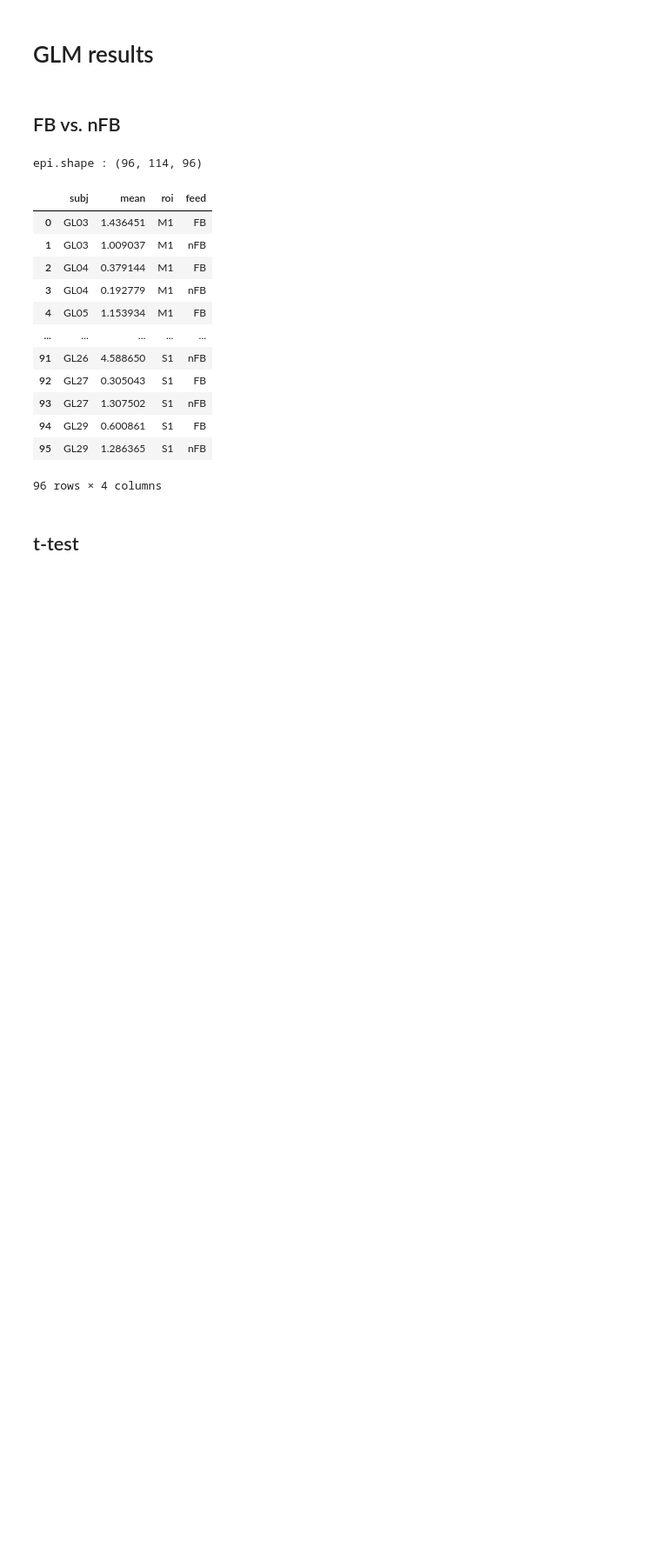
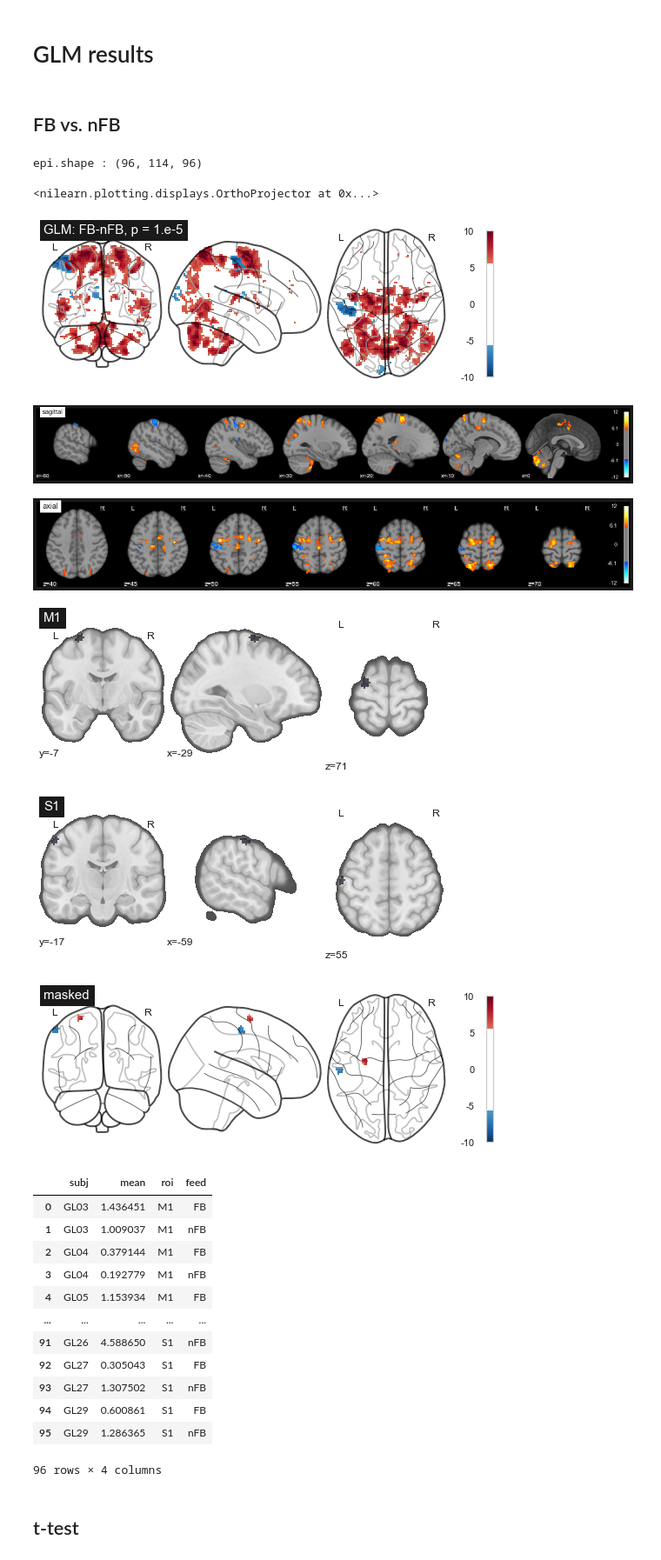
Before and after one commit to psb629/labs, a Jupyter notebook: GL/scripts/fMRI_analysis.ipynb, the cells around one changed output. Shown: that part at 87% size. Saved outputs shown, nothing was run; the diff lists cells and outputs as text; code cells hidden in the pictures; blank space fills up the shorter version.

```diff
--- a/GL/scripts/fMRI_analysis.ipynb
+++ b/GL/scripts/fMRI_analysis.ipynb
@@ -166,44 +167,52 @@ thsh = 5.6265 # threshold at p = 1.e-5
 nplt.plot_glass_brain(
     img_epi, threshold=thsh, title='GLM: FB-nFB, p = 1.e-5'
     , vmax=10.0, plot_abs=False, cmap='RdBu_r', colorbar=True
-    , output_file=join(script_dir,today+'.GLM.group.png')
+#     , output_file=join(script_dir,today+'.GLM.group.png')
 )
 if os.path.isfile(pname+'.nii.gz'):
     os.system("rm %s.nii.gz"%pname)
 ## slices
 nplt.plot_stat_map(
     img_epi, bg_img=img_bg, threshold=thsh, title='sagittal'
     , display_mode='x', cut_coords=range(-60, 1, 10)
-    , output_file=join(script_dir,today+'.slice_sagittal.group.png')
+#     , output_file=join(script_dir,today+'.slice_sagittal.group.png')
 )
 nplt.plot_stat_map(
     img_epi, bg_img=img_bg, threshold=thsh, title='axial'
     , display_mode='z', cut_coords=range(40, 71, 5), annotate=True
-    , output_file=join(script_dir,today+'.slice_axial.group.png')
+#     , output_file=join(script_dir,today+'.slice_axial.group.png')
 )
 # ============================================================================
 ## roi cut_coords
 cm = LinearSegmentedColormap.from_list('GA', [(1, 1, 1), (19/255, 24/255, 38/255)], N=1)
 for roi in roi_list:
     path_roi = join(roi_dir,'3dUndump.%s.group.rd6.nii.gz'%roi)
     img_roi = nilearn.image.load_img(path_roi)
     img_masked = nilearn.image.math_img(img1=img_roi, img2=img_epi, formula='(img1 > 0) * img2')
 #     nplt.plot_stat_map(img_masked, title='%s'%roi, colorbar=False, threshold='auto')
     nplt.plot_roi(
         roi_img=img_roi, bg_img=img_bg
         , draw_cross=False, black_bg=False, cmap=cm, title=roi
-        , output_file=join(script_dir,today+'.roi_%s.group.png'%roi)
+        , cut_coords=coord_list[roi]
+#         , output_file=join(script_dir,today+'.roi_%s.group.png'%roi)
     )
 # ============================================================================
 ## masked epi
 img_masked = nilearn.image.math_img(img1=img_tot, img2=img_epi, formula='(img1 > 0) * img2')
 nplt.plot_glass_brain(
     img_masked, vmax=10.0, threshold=thsh
     , plot_abs=False, cmap='RdBu_r', colorbar=True, title='masked'
-    , output_file=join(script_dir,today+'.GLM_masked.group.png')
+#     , output_file=join(script_dir,today+'.GLM_masked.group.png')
 )
 # %% [output]
 epi.shape : (96, 114, 96)
+<nilearn.plotting.displays.OrthoProjector at 0x...>
+[figure, added]
+[figure, added]
+[figure, added]
+[figure, added]
+[figure, added]
+[figure, added]
 # %%
 # subj = 'GL03'
 # roi = 'M1'
```
Also changed, not shown: parts of 4 cells of this notebook.
